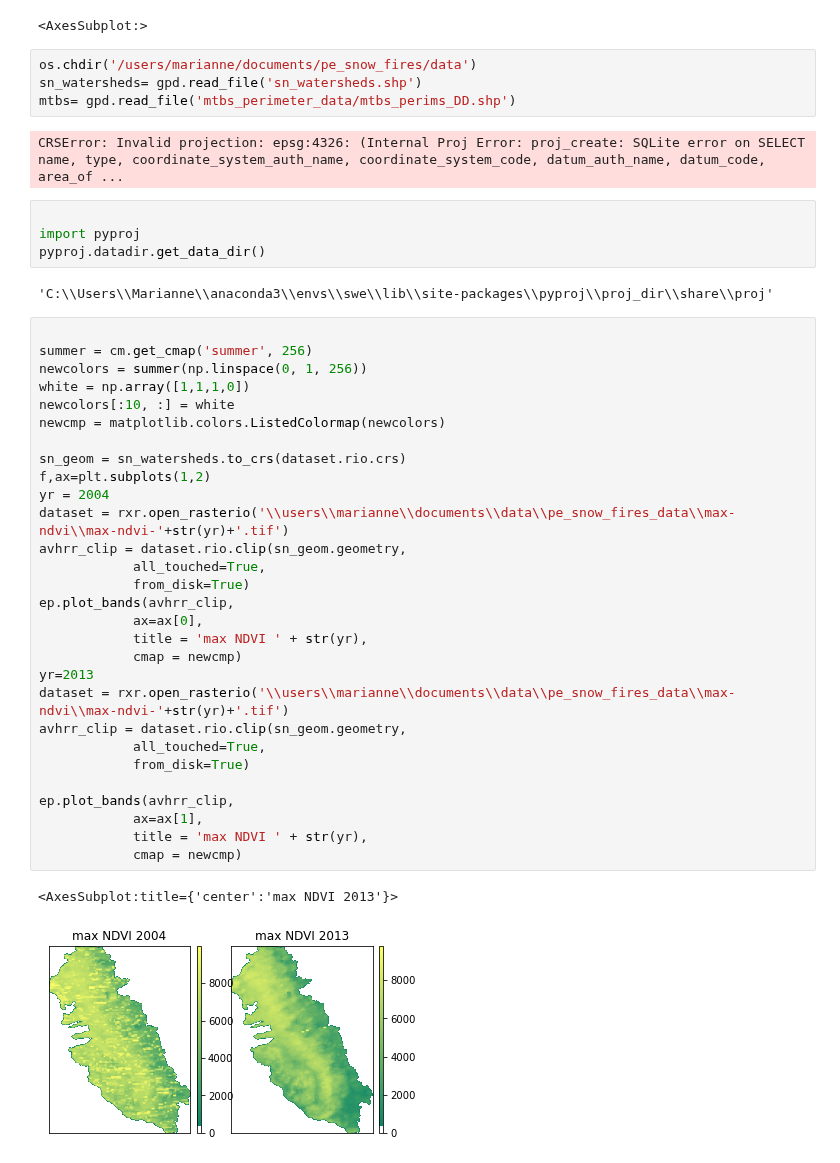
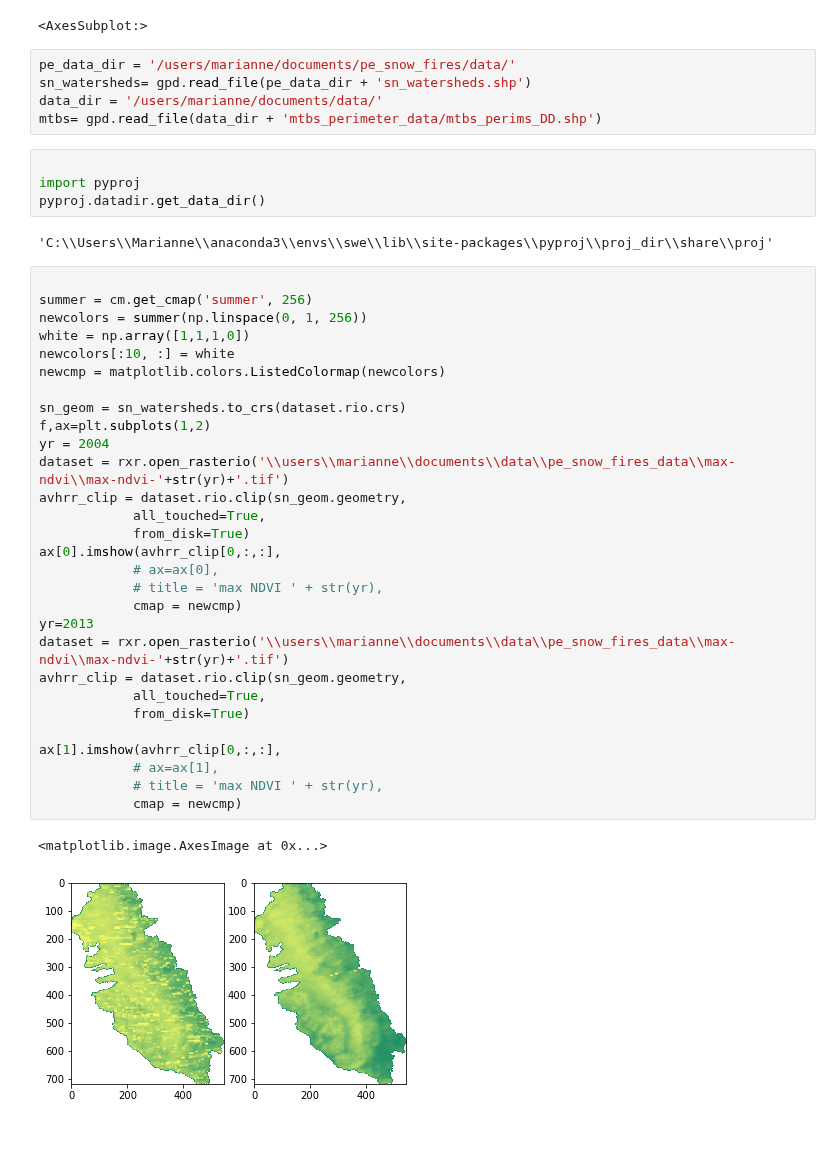
Before and after one commit to mariannecowherd/pe_snow_fires, a Jupyter notebook: scripts/avhrr_ndvi.ipynb, the cells around one changed output. Saved outputs shown, nothing was run; the diff lists cells and outputs as text; blank space fills up the shorter version.

Commit message:
update ndvi script

```diff
--- a/scripts/avhrr_ndvi.ipynb
+++ b/scripts/avhrr_ndvi.ipynb
@@ -44,11 +42,10 @@ show(dataset)
 [figure]
 <AxesSubplot:>
 # %%
-os.chdir('/users/marianne/documents/pe_snow_fires/data')
-sn_watersheds= gpd.read_file('sn_watersheds.shp')
-mtbs= gpd.read_file('mtbs_perimeter_data/mtbs_perims_DD.shp')
+pe_data_dir = '/users/marianne/documents/pe_snow_fires/data/'
+sn_watersheds= gpd.read_file(pe_data_dir + 'sn_watersheds.shp')
+data_dir = '/users/marianne/documents/data/'
+mtbs= gpd.read_file(data_dir + 'mtbs_perimeter_data/mtbs_perims_DD.shp')
-# %% [output]
-CRSError: Invalid projection: epsg:4326: (Internal Proj Error: proj_create: SQLite error on SELECT name, type, coordinate_system_auth_name, coordinate_system_code, datum_auth_name, datum_code, area_of ...
 # %%
 
 import pyproj
@@ -58,35 +55,35 @@ pyproj.datadir.get_data_dir()
 # %%
 
 summer = cm.get_cmap('summer', 256)
 newcolors = summer(np.linspace(0, 1, 256))
 white = np.array([1,1,1,0])
 newcolors[:10, :] = white
 newcmp = matplotlib.colors.ListedColormap(newcolors)
 
 sn_geom = sn_watersheds.to_crs(dataset.rio.crs)
 f,ax=plt.subplots(1,2)
 yr = 2004
 dataset = rxr.open_rasterio('\\users\\marianne\\documents\\data\\pe_snow_fires_data\\max-ndvi\\max-ndvi-'+str(yr)+'.tif')
 avhrr_clip = dataset.rio.clip(sn_geom.geometry,
             all_touched=True,
             from_disk=True)
-ep.plot_bands(avhrr_clip,
-            ax=ax[0],
-            title = 'max NDVI ' + str(yr),
+ax[0].imshow(avhrr_clip[0,:,:],
+            # ax=ax[0],
+            # title = 'max NDVI ' + str(yr),
             cmap = newcmp)
 yr=2013
 dataset = rxr.open_rasterio('\\users\\marianne\\documents\\data\\pe_snow_fires_data\\max-ndvi\\max-ndvi-'+str(yr)+'.tif')
 avhrr_clip = dataset.rio.clip(sn_geom.geometry,
             all_touched=True,
             from_disk=True)
 
-ep.plot_bands(avhrr_clip,
-            ax=ax[1],
-            title = 'max NDVI ' + str(yr),
+ax[1].imshow(avhrr_clip[0,:,:],
+            # ax=ax[1],
+            # title = 'max NDVI ' + str(yr),
             cmap = newcmp)
 # %% [output]
-<AxesSubplot:title={'center':'max NDVI 2013'}>
+<matplotlib.image.AxesImage at 0x...>
-[figure, old version]
+[figure, new version]
 # %%
 max_ndvi=[]
 for yr in range(1980,2016):
```
Also changed, not shown: parts of 2 cells of this notebook.
